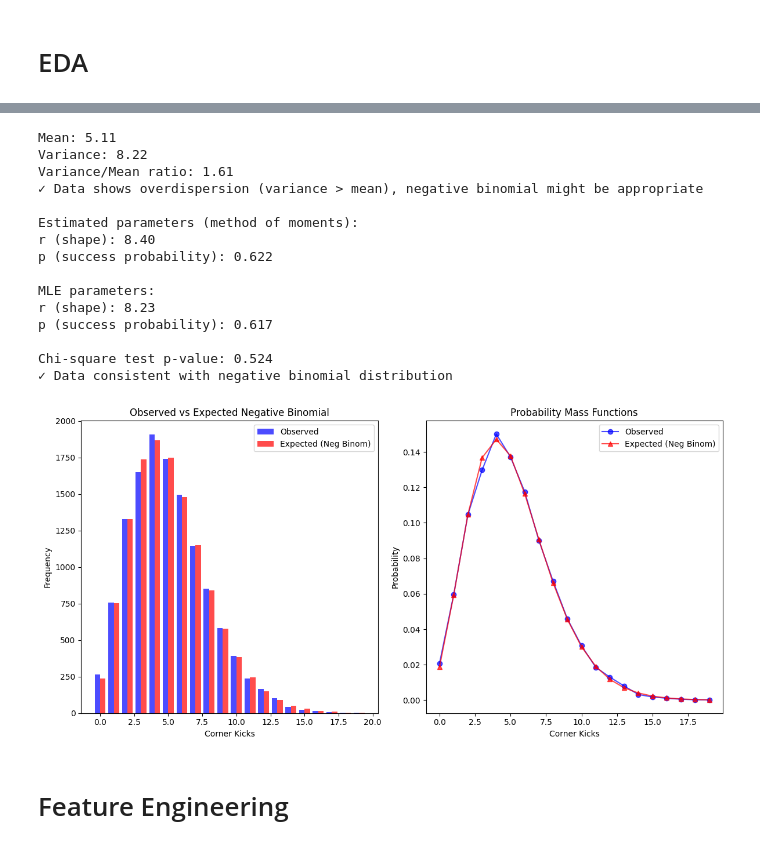
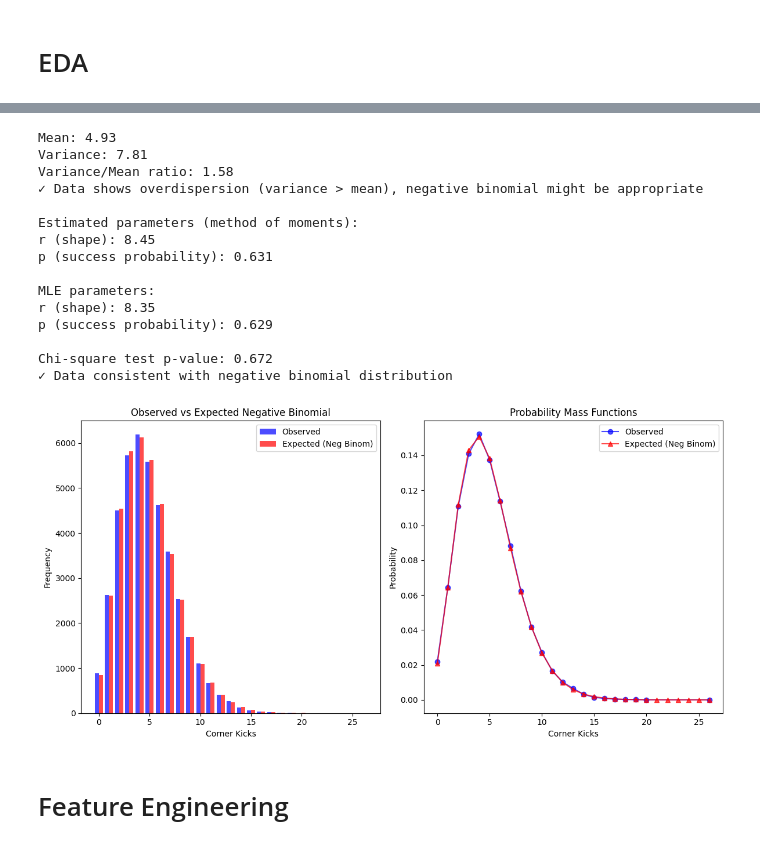
Before and after one commit to louis-porter/algobetting, a Jupyter notebook: algo/models/team_corners/xgb_team_corners.ipynb, the cells around one changed output, grey strips where cells are left out. Saved outputs shown, nothing was run; the diff lists cells and outputs as text; code cells hidden in the pictures.

Commit message:
Trained and optimised hyperparams for corner model

```diff
--- a/algo/models/team_corners/xgb_team_corners.ipynb
+++ b/algo/models/team_corners/xgb_team_corners.ipynb
@@ -14,8 +14,8 @@ conn = sqlite3.connect(r'C:\Users\Owner\dev\algobetting\infra\data\db\algobettin
 df = pd.read_sql_query("""
                         SELECT DISTINCT
                             f.*,
-                            ms.passing_corner_kicks,
-                            ms.opp_passing_corner_kicks
+                            ms.passing_corner_kicks as corner_kicks,
+                            ms.opp_passing_corner_kicks as opp_corner_kicks
                         FROM
                             team_all_features_365_005 f
                         JOIN
@@ -204,43 +210,43 @@ def negative_binomial_test(data):
         # Subplot 2: Probability comparison
         plt.subplot(1, 2, 2)
         x_range = np.arange(0, max(observed.index) + 1)
         obs_probs = observed.values / observed.sum()
         exp_probs = [stats.nbinom.pmf(k, r_final, p_final) for k in x_range]
 
         plt.plot(observed.index, obs_probs, 'bo-', label='Observed', alpha=0.7)
         plt.plot(x_range, exp_probs, 'r^-', label='Expected (Neg Binom)', alpha=0.7)
         plt.xlabel('Corner Kicks')
         plt.ylabel('Probability')
         plt.title('Probability Mass Functions')
         plt.legend()
 
         plt.tight_layout()
         plt.show()
 
         return r_final, p_final
 
     else:
         print("Data doesn't show overdispersion - consider Poisson instead")
         return None, None
 
-r, p = negative_binomial_test(df["passing_corner_kicks"])
+r, p = negative_binomial_test(df["corner_kicks"])
 # %% [output]
-Mean: 5.11
-Variance: 8.22
-Variance/Mean ratio: 1.61
+Mean: 4.93
+Variance: 7.81
+Variance/Mean ratio: 1.58
 ✓ Data shows overdispersion (variance > mean), negative binomial might be appropriate
 
 Estimated parameters (method of moments):
-r (shape): 8.40
-p (success probability): 0.622
+r (shape): 8.45
+p (success probability): 0.631
 
 MLE parameters:
-r (shape): 8.23
-p (success probability): 0.617
+r (shape): 8.35
+p (success probability): 0.629
 
-Chi-square test p-value: 0.524
+Chi-square test p-value: 0.672
 ✓ Data consistent with negative binomial distribution
-[figure, old version]
+[figure, new version]
 # %% [markdown]
 # Feature Engineering
 # %%
```
Also changed, not shown: parts of 6 cells of this notebook, 1 other file.
